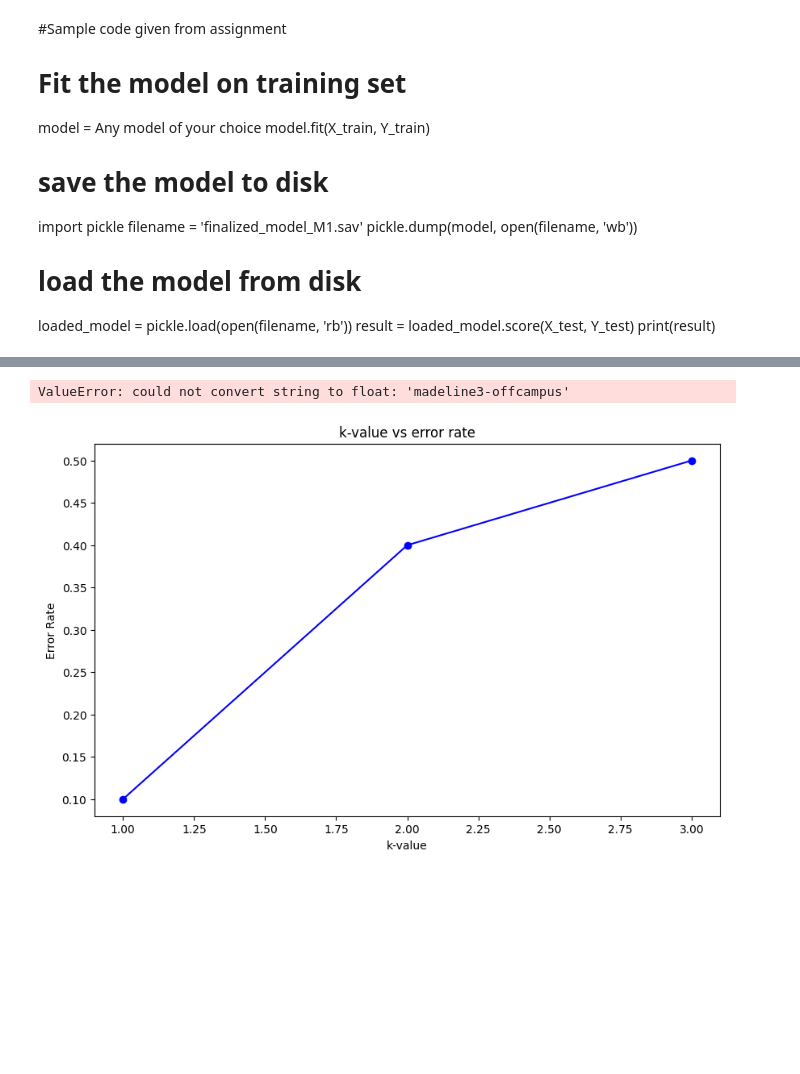
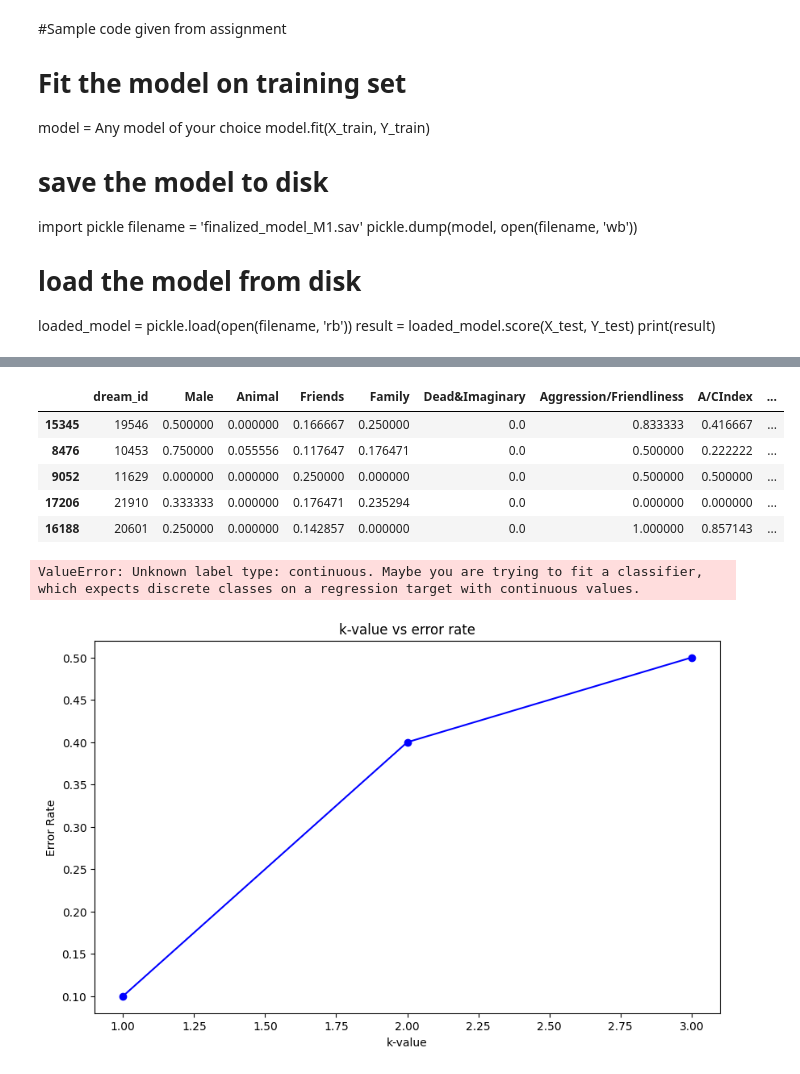
Before and after one commit to erika-ld/CPSC483-Machine-Learning-Project, a Jupyter notebook: ml_modeling.ipynb, the cells around one changed output, grey strips where cells are left out. Cells and saved outputs as stored; diff of their text form; code cells hidden in the pictures; blank space fills up the shorter version.

Commit message:
updated experimental w data types

```diff
--- a/ml_modeling.ipynb
+++ b/ml_modeling.ipynb
@@ -37,14 +37,22 @@ dreams_proc.head(10)
 # %%
 #Experiment
 ex_X_train = X_train.copy()
 ex_y_train = y_train.copy()
-ex_X_train.drop(['dreamer', 'description', 'gender', 'text_dream'], axis=1)
+ex_X_train = ex_X_train.drop(['dreamer', 'description', 'gender', 'text_dream'], axis=1)
+ex_X_train.head(5)
+# %% [output]
+|  | dream_id | Male | Animal | Friends | Family | Dead&Imaginary | Aggression/Friendliness | A/CIndex | ... |
+| 15345 | 19546 | 0.500000 | 0.000000 | 0.166667 | 0.250000 | 0.0 | 0.833333 | 0.416667 | ... |
+| 8476 | 10453 | 0.750000 | 0.055556 | 0.117647 | 0.176471 | 0.0 | 0.500000 | 0.222222 | ... |
+| 9052 | 11629 | 0.000000 | 0.000000 | 0.250000 | 0.000000 | 0.0 | 0.500000 | 0.500000 | ... |
+| 17206 | 21910 | 0.333333 | 0.000000 | 0.176471 | 0.235294 | 0.0 | 0.000000 | 0.000000 | ... |
+| 16188 | 20601 | 0.250000 | 0.000000 | 0.142857 | 0.000000 | 0.0 | 1.000000 | 0.857143 | ... |
 # %%
 #Use scikit learn's KNN function
 knn = KNeighborsClassifier(n_neighbors=10)
-knn.fit(X_train, y_train)
+knn.fit(ex_X_train, y_train)
 # %% [output]
-ValueError: could not convert string to float: 'madeline3-offcampus'
+ValueError: Unknown label type: continuous. Maybe you are trying to fit a classifier, which expects discrete classes on a regression target with continuous values.
 # %%
 import matplotlib.pyplot as plot
 
```
